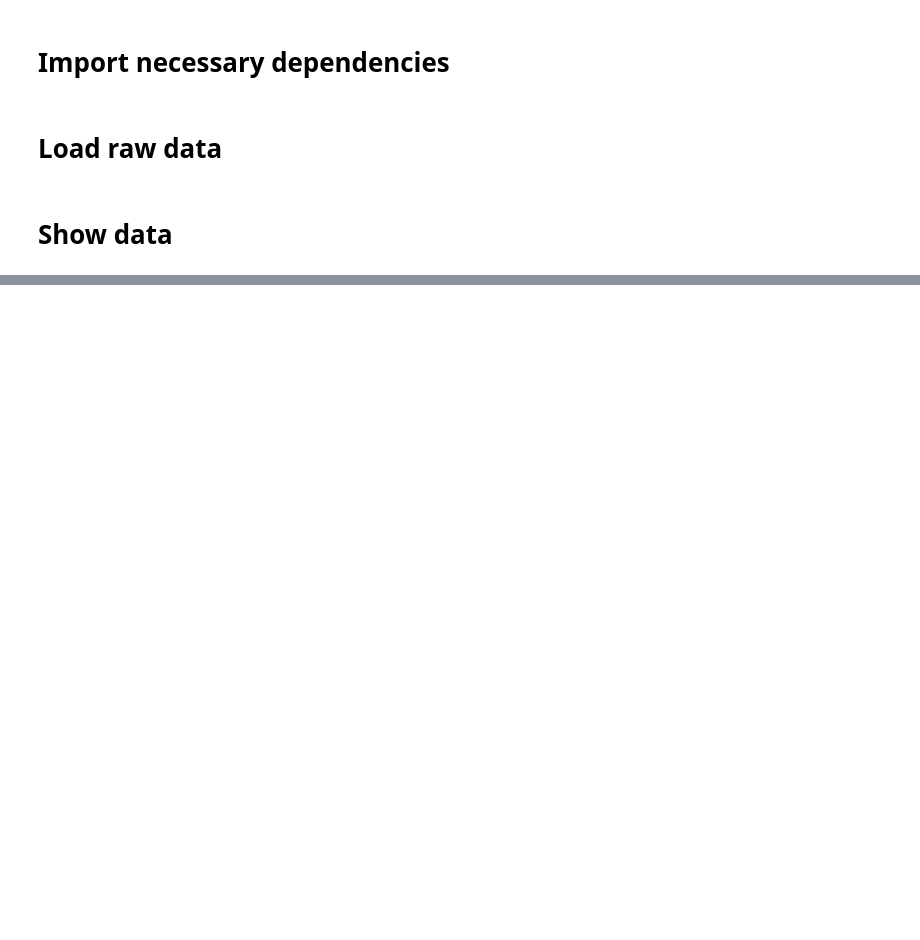
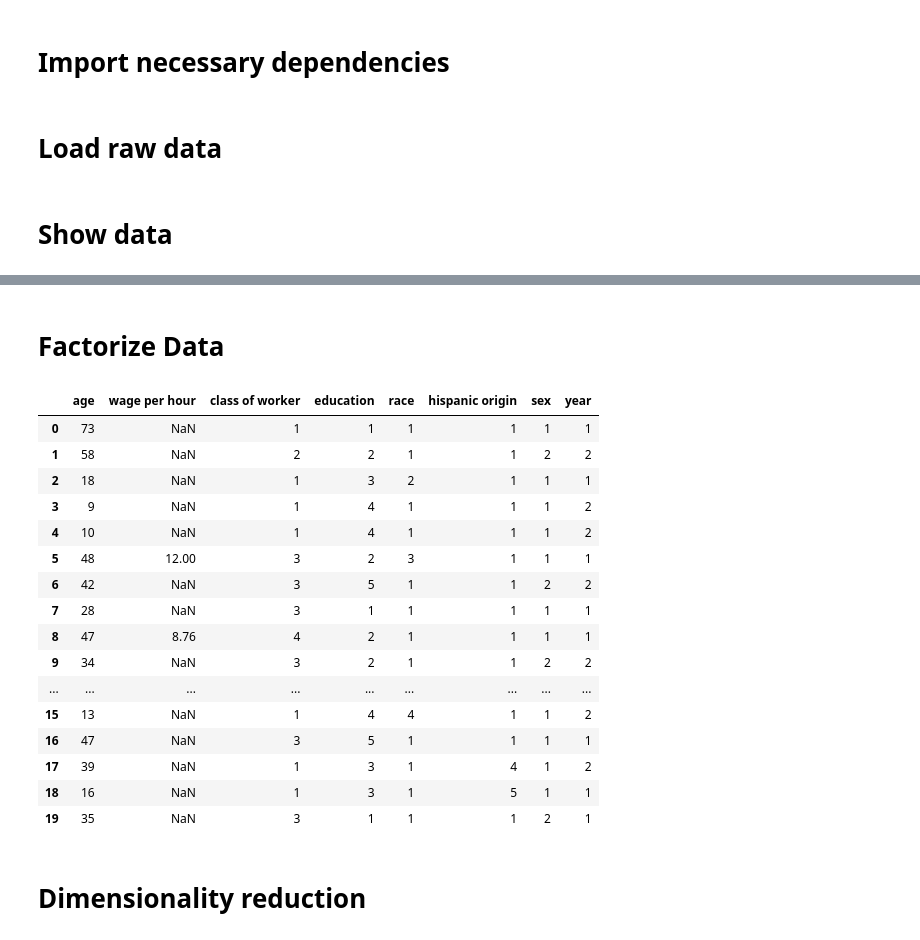
Before and after one commit to ThomasBrue/second-assignment-data-science, a Jupyter notebook: censusIncome.ipynb, the cells around one changed output, grey strips where cells are left out. Saved outputs shown, nothing was run; the diff lists cells and outputs as text; code cells hidden in the pictures; blank space fills up the shorter version.

```diff
--- a/censusIncome.ipynb
+++ b/censusIncome.ipynb
@@ -47,0 +36,12 @@ raw_data.head(6)
+# %%
+
+raw_data['wage per hour'] = raw_data['wage per hour'].apply(lambda value: value / 100)
+raw_data['wage per hour'] = raw_data['wage per hour'].apply(lambda value: None if value == 0 else value)
+
+raw_data['major industry code'] = raw_data['major industry code'].apply(lambda value: None if value == " Not in universe or children" else value)
+
+raw_data['major industry code'] = raw_data['major industry code'].apply(lambda value: None if value == " Not in universe or children" else value)
+
+
+
+raw_data.head(10)
@@ -47,0 +60,52 @@ raw_data.head(6)
+# %% [markdown]
+# Factorize Data
+# %%
+
+newData = raw_data.copy(deep=True)
+
+categoricalData = [
+    'class of worker',
+    'education',
+    # 'marital stat',
+    # 'major industry code',
+    # 'major occupation code',
+    'race',
+    'hispanic origin',
+    'sex',
+    # 'region of previous residence',
+    'year'
+]
+
+numericData = [ 'age',
+                'wage per hour' ]
+
+newHeaders = numericData + categoricalData
+
+for column in categoricalData:
+    newData[column] = pd.factorize(newData[column])[0] + 1
+
+newData = newData[newHeaders]
+
+pd.options.display.max_columns = None
+pd.options.display.max_rows = None
+newData.head(20)
+# %% [output]
+|  | age | wage per hour | class of worker | education | race | hispanic origin | sex | year |
+| 0 | 73 | NaN | 1 | 1 | 1 | 1 | 1 | 1 |
+| 1 | 58 | NaN | 2 | 2 | 1 | 1 | 2 | 2 |
+| 2 | 18 | NaN | 1 | 3 | 2 | 1 | 1 | 1 |
+| 3 | 9 | NaN | 1 | 4 | 1 | 1 | 1 | 2 |
+| 4 | 10 | NaN | 1 | 4 | 1 | 1 | 1 | 2 |
+| 5 | 48 | 12.00 | 3 | 2 | 3 | 1 | 1 | 1 |
+| 6 | 42 | NaN | 3 | 5 | 1 | 1 | 2 | 2 |
+| 7 | 28 | NaN | 3 | 1 | 1 | 1 | 1 | 1 |
+| 8 | 47 | 8.76 | 4 | 2 | 1 | 1 | 1 | 1 |
+| 9 | 34 | NaN | 3 | 2 | 1 | 1 | 2 | 2 |
+| ... | ... | ... | ... | ... | ... | ... | ... | ... |
+| 15 | 13 | NaN | 1 | 4 | 4 | 1 | 1 | 2 |
+| 16 | 47 | NaN | 3 | 5 | 1 | 1 | 1 | 1 |
+| 17 | 39 | NaN | 1 | 3 | 1 | 4 | 1 | 2 |
+| 18 | 16 | NaN | 1 | 3 | 1 | 5 | 1 | 1 |
+| 19 | 35 | NaN | 3 | 1 | 1 | 1 | 2 | 1 |
+# %% [markdown]
+# Dimensionality reduction
```
Also changed, not shown: parts of 9 cells of this notebook, 1 other file.
